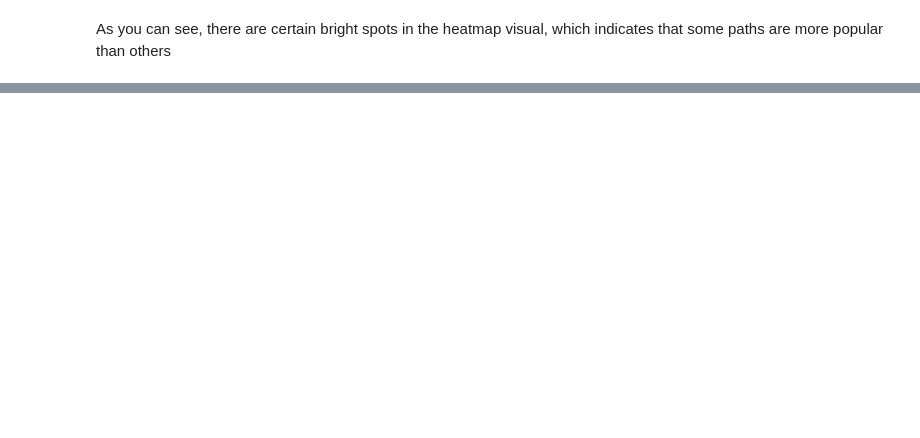
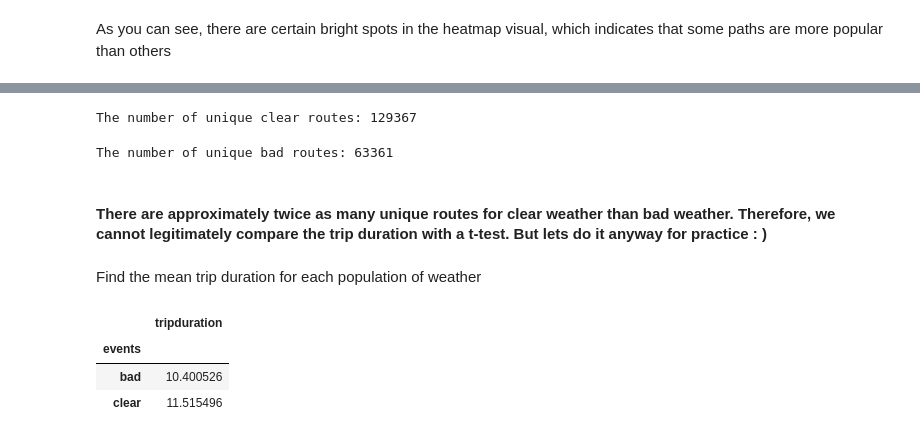
Before and after one commit to nrao57/Chicago-Divvy-Bicycle-Sharing, a Jupyter notebook: code/Explore.ipynb, the cells around one changed output, grey strips where cells are left out. Cells and saved outputs as stored; diff of their text form; code cells hidden in the pictures; blank space fills up the shorter version.

```diff
--- a/code/Explore.ipynb
+++ b/code/Explore.ipynb
@@ -90,0 +121,6 @@ Name: events, dtype: int64
+# %%
+data_set.loc[data_set['events']=='cloudy','events']='clear'
+data_set.loc[data_set['events']=='rain or snow','events']='bad'
+data_set.loc[data_set['events']=='not clear','events']='bad'
+data_set.loc[data_set['events']=='tstorms','events']='bad'
+data_set = data_set[data_set['events']!='unknown']
@@ -90,0 +151,25 @@ Name: events, dtype: int64
+# %%
+clear_routes=routes[routes['events']=='clear']
+#len(set(cloudy_routes[to_station].values,cloudy_routes[from_station])))
+unique_clear_routes = len(set(list(zip(*[clear_routes[c].values.tolist() for c in [to_station, from_station]]))))
+print('The number of unique clear routes: {}'.format(unique_clear_routes))
+# %% [output]
+The number of unique clear routes: 129367
+# %%
+bad_routes=routes[routes['events']=='bad']
+#len(set(cloudy_routes[to_station].values,cloudy_routes[from_station])))
+unique_bad_routes = len(set(list(zip(*[bad_routes[c].values.tolist() for c in [to_station, from_station]]))))
+print('The number of unique bad routes: {}'.format(unique_bad_routes))
+# %% [output]
+The number of unique bad routes: 63361
+# %% [markdown]
+#### There are approximately twice as many unique routes for clear weather than bad weather. Therefore, we cannot legitimately compare the trip duration with a t-test. But lets do it anyway for practice  : ) <a name="wrongconclusion"></a>
+# %% [markdown]
+Find the mean trip duration for each population of weather
+# %%
+data_set[['events','tripduration']].groupby('events').mean()
+# %% [output]
+|  | tripduration |
+| events |  |
+| bad | 10.400526 |
+| clear | 11.515496 |
```
Also changed, not shown: parts of 34 cells of this notebook, 3 other files.
